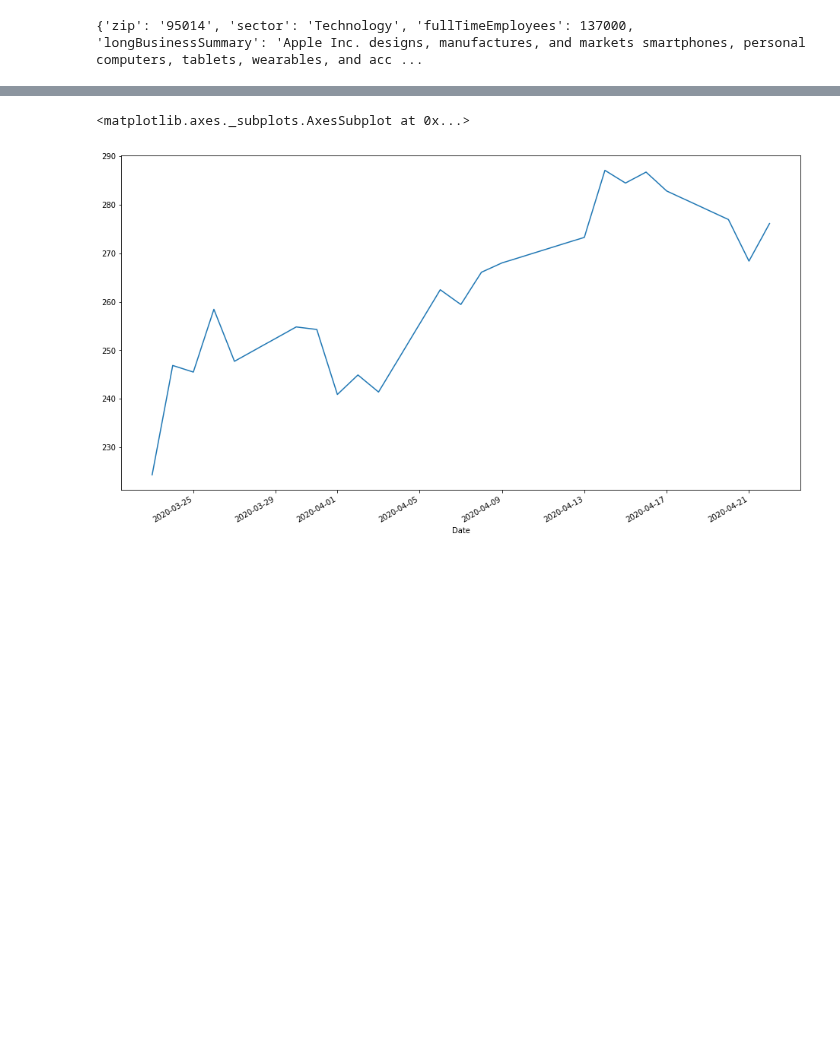
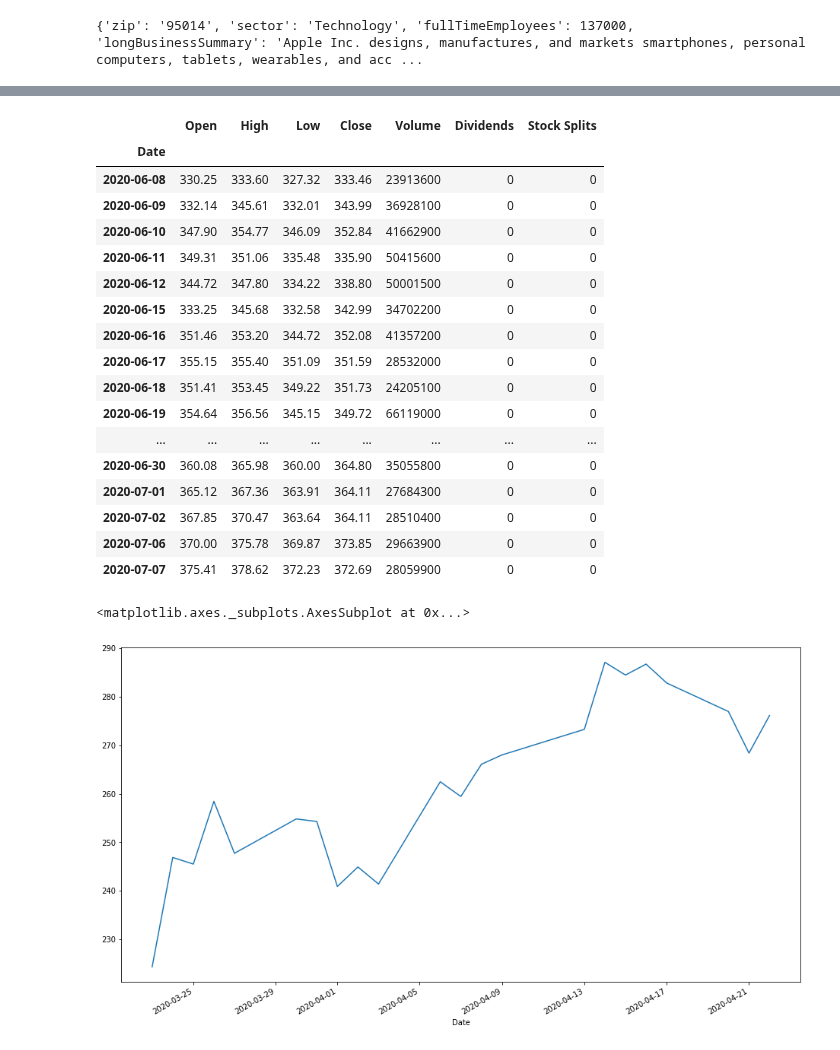
Before and after one commit to allen-chiang/Time-Series-Transformer, a Jupyter notebook: stock_query/Test.ipynb, the cells around one changed output, grey strips where cells are left out. Saved outputs shown, nothing was run; the diff lists cells and outputs as text; code cells hidden in the pictures; blank space fills up the shorter version.

```diff
--- a/stock_query/Test.ipynb
+++ b/stock_query/Test.ipynb
@@ -34,3 +56,24 @@ Date
+# %%
+hist
+# %% [output]
+|  | Open | High | Low | Close | Volume | Dividends | Stock Splits |
+| Date |  |  |  |  |  |  |  |
+| 2020-06-08 | 330.25 | 333.60 | 327.32 | 333.46 | 23913600 | 0 | 0 |
+| 2020-06-09 | 332.14 | 345.61 | 332.01 | 343.99 | 36928100 | 0 | 0 |
+| 2020-06-10 | 347.90 | 354.77 | 346.09 | 352.84 | 41662900 | 0 | 0 |
+| 2020-06-11 | 349.31 | 351.06 | 335.48 | 335.90 | 50415600 | 0 | 0 |
+| 2020-06-12 | 344.72 | 347.80 | 334.22 | 338.80 | 50001500 | 0 | 0 |
+| 2020-06-15 | 333.25 | 345.68 | 332.58 | 342.99 | 34702200 | 0 | 0 |
+| 2020-06-16 | 351.46 | 353.20 | 344.72 | 352.08 | 41357200 | 0 | 0 |
+| 2020-06-17 | 355.15 | 355.40 | 351.09 | 351.59 | 28532000 | 0 | 0 |
+| 2020-06-18 | 351.41 | 353.45 | 349.22 | 351.73 | 24205100 | 0 | 0 |
+| 2020-06-19 | 354.64 | 356.56 | 345.15 | 349.72 | 66119000 | 0 | 0 |
+| ... | ... | ... | ... | ... | ... | ... | ... |
+| 2020-06-30 | 360.08 | 365.98 | 360.00 | 364.80 | 35055800 | 0 | 0 |
+| 2020-07-01 | 365.12 | 367.36 | 363.91 | 364.11 | 27684300 | 0 | 0 |
+| 2020-07-02 | 367.85 | 370.47 | 363.64 | 364.11 | 28510400 | 0 | 0 |
+| 2020-07-06 | 370.00 | 375.78 | 369.87 | 373.85 | 29663900 | 0 | 0 |
+| 2020-07-07 | 375.41 | 378.62 | 372.23 | 372.69 | 28059900 | 0 | 0 |
 # %%
 hist['Close'].plot(figsize=(16,9))
 # %% [output]
```
Also changed, not shown: parts of 13 cells of this notebook, 2 other files.
